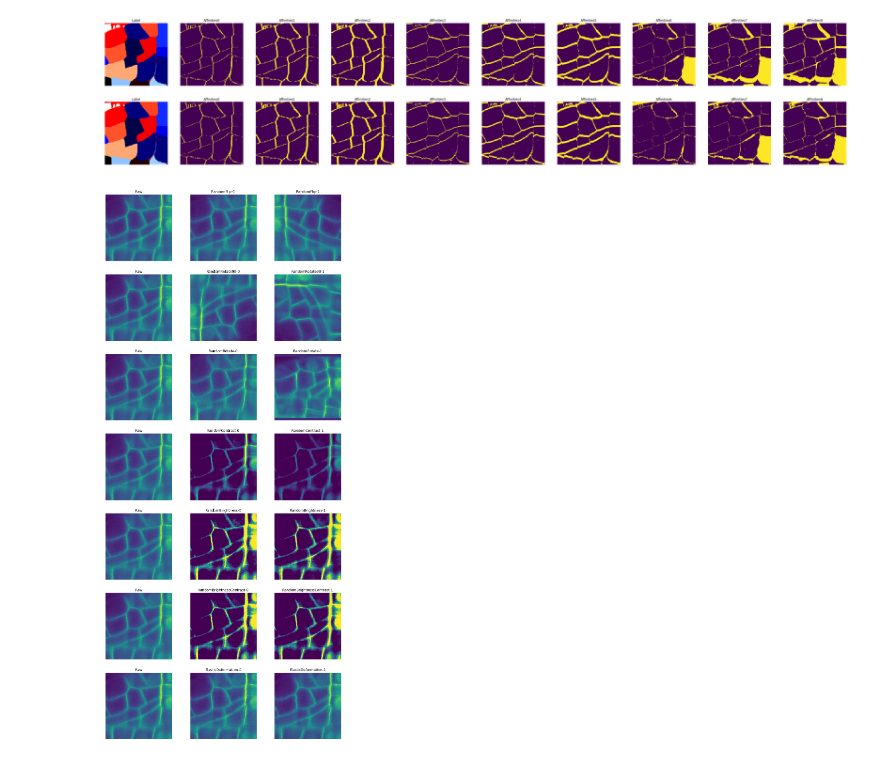
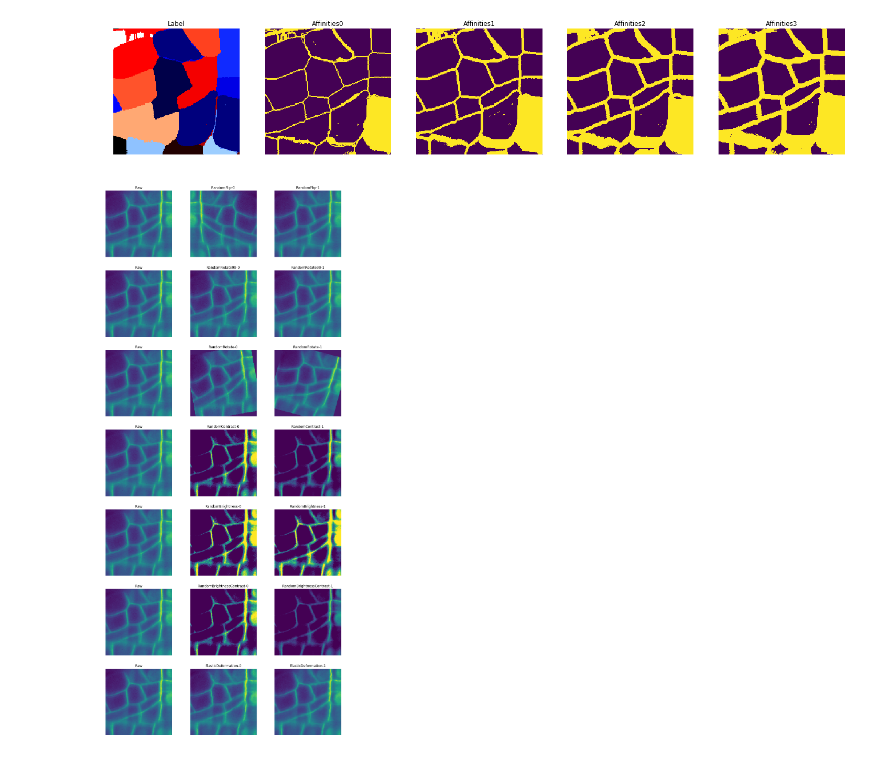
Before and after one commit to wolny/pytorch-3dunet, a Jupyter notebook: augment/transformer-test.ipynb, the cells around one changed output. Cells and saved outputs as stored; diff of their text form; code cells hidden in the pictures.

Commit message:
Refactor LabelToBoundary augmentations. Improve AveragePrecision implementation

```diff
--- a/augment/transformer-test.ipynb
+++ b/augment/transformer-test.ipynb
@@ -6,38 +6,26 @@ import numpy as np
 # %%
 # LabelToBoundaryTransformer demo
 path = '../resources/sample_patch.h5'
 
 with h5py.File(path, 'r') as f:
     label = f['label'][...]
-    t1 = LabelToBoundary(axes=(0, 1, 2), offsets=(2,4,6), z_scale=1)
-    t2 = LabelToBoundary(axes=(0, 1, 2), offsets=(2,4,6), z_scale=2)
+    t1 = LabelToBoundary(offsets=(2,4,6,8))
     label_transformed1 = t1(label)
-    label_transformed2 = t2(label)
 
-    fig, axes = plt.subplots(2, 10, figsize=(50,  10))
+    fig, axes = plt.subplots(1, 5, figsize=(25,  5))
     ax = axes.ravel()
 
     # show label
     ax[0].set_title('Label')
     ax[0].imshow(label[40, ...], cmap='flag')
     ax[0].set_axis_off()
 
     for i in range(label_transformed1.shape[0]):
         ax[i+1].set_title(f'Affinities{i}')
         ax[i+1].imshow(label_transformed1[i, 40, ...])
         ax[i+1].set_axis_off()
-
-    # show label
-    ax[10].set_title('Label')
-    ax[10].imshow(label[40, ...], cmap='flag')
-    ax[10].set_axis_off()
-
-    for i in range(label_transformed2.shape[0]):
-        ax[i+11].set_title(f'Affinities{i}')
-        ax[i+11].imshow(label_transformed2[i, 40, ...])
-        ax[i+11].set_axis_off()
 # %% [output]
-[figure, old version]
+[figure, new version]
 # %%
 # demo some of the augmentations
 rs = np.random.RandomState()
@@ -71,4 +59,4 @@ with h5py.File(path, 'r') as f:
         ax[i+2].imshow(aug[mid_z, ...])
         ax[i+2].set_axis_off()
 # %% [output]
-[figure, old version]
+[figure, new version]
```
Also changed, not shown: 5 other files.
